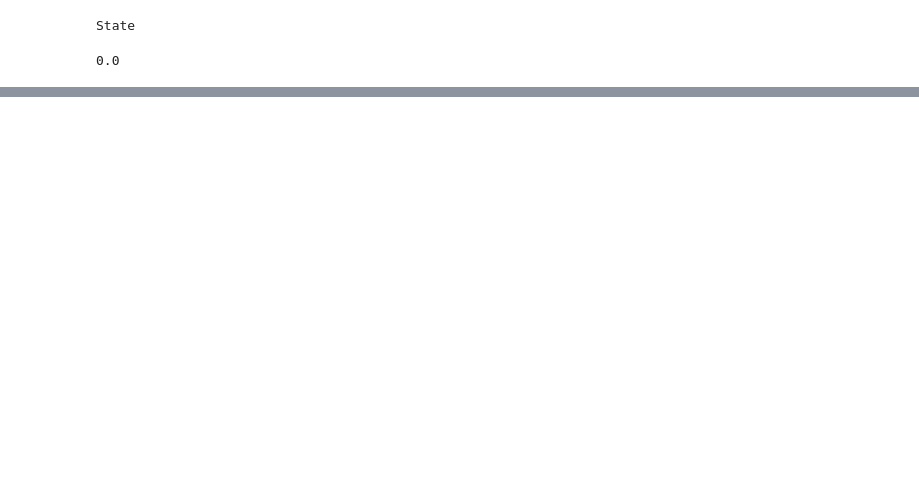
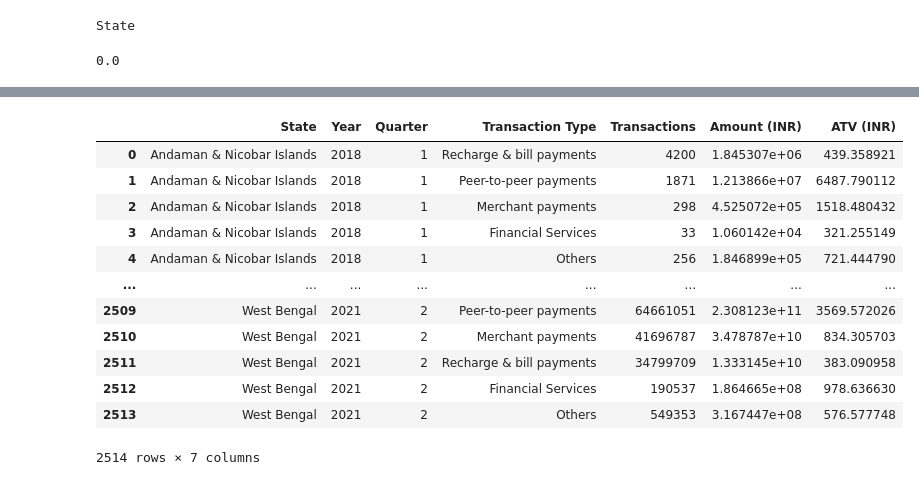
Before and after one commit to Shyam1327/PhonePe_Case_Study_Analysis, a Jupyter notebook: PhonePe.ipynb, the cells around one changed output, grey strips where cells are left out. Cells and saved outputs as stored; diff of their text form; code cells hidden in the pictures; blank space fills up the shorter version.

```diff
--- a/PhonePe.ipynb
+++ b/PhonePe.ipynb
@@ -385,0 +536,17 @@ State
+# %%
+#determine the most frequent transaction type for each state and quarter
+state_txnsplit
+# %% [output]
+|  | State | Year | Quarter | Transaction Type | Transactions | Amount (INR) | ATV (INR) |
+| 0 | Andaman & Nicobar Islands | 2018 | 1 | Recharge & bill payments | 4200 | 1.845307e+06 | 439.358921 |
+| 1 | Andaman & Nicobar Islands | 2018 | 1 | Peer-to-peer payments | 1871 | 1.213866e+07 | 6487.790112 |
+| 2 | Andaman & Nicobar Islands | 2018 | 1 | Merchant payments | 298 | 4.525072e+05 | 1518.480432 |
+| 3 | Andaman & Nicobar Islands | 2018 | 1 | Financial Services | 33 | 1.060142e+04 | 321.255149 |
+| 4 | Andaman & Nicobar Islands | 2018 | 1 | Others | 256 | 1.846899e+05 | 721.444790 |
+| ... | ... | ... | ... | ... | ... | ... | ... |
+| 2509 | West Bengal | 2021 | 2 | Peer-to-peer payments | 64661051 | 2.308123e+11 | 3569.572026 |
+| 2510 | West Bengal | 2021 | 2 | Merchant payments | 41696787 | 3.478787e+10 | 834.305703 |
+| 2511 | West Bengal | 2021 | 2 | Recharge & bill payments | 34799709 | 1.333145e+10 | 383.090958 |
+| 2512 | West Bengal | 2021 | 2 | Financial Services | 190537 | 1.864665e+08 | 978.636630 |
+| 2513 | West Bengal | 2021 | 2 | Others | 549353 | 3.167447e+08 | 576.577748 |
+2514 rows × 7 columns
```
Also changed, not shown: parts of 12 cells of this notebook.
